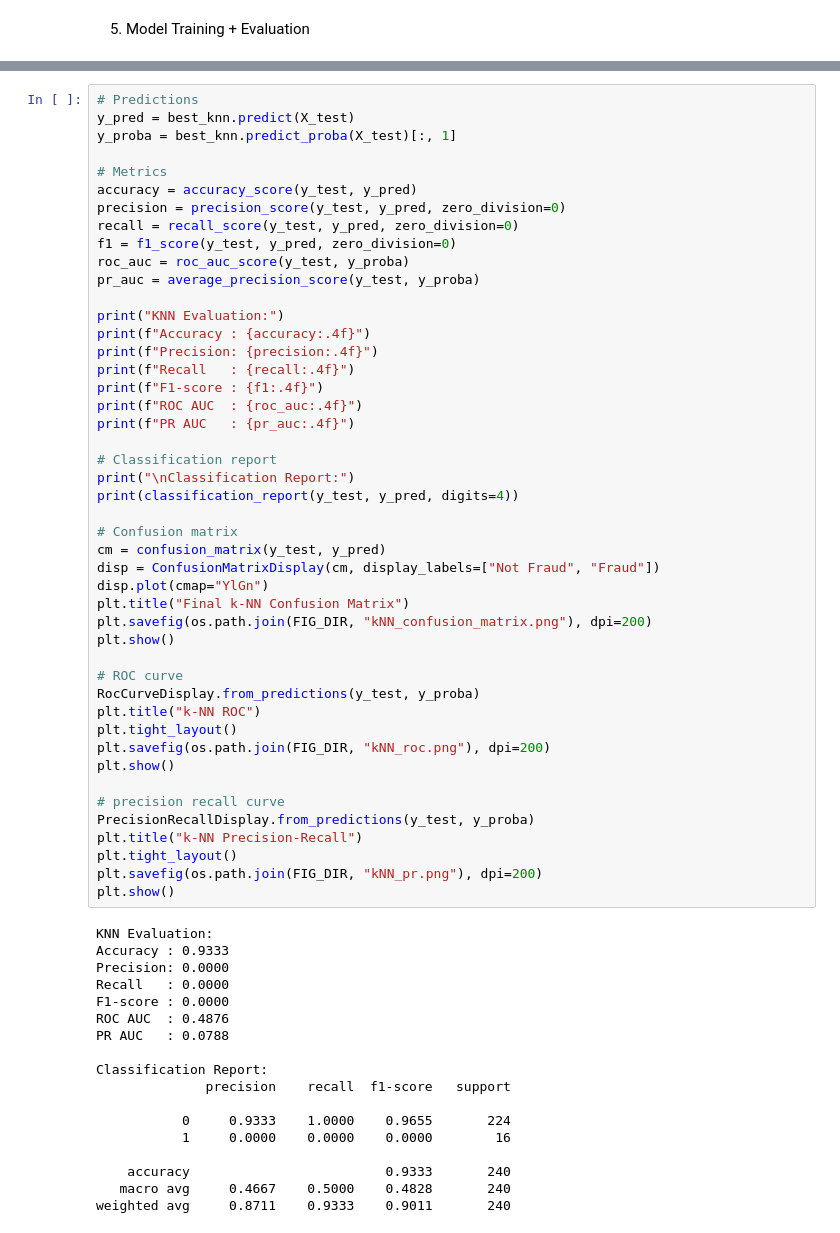
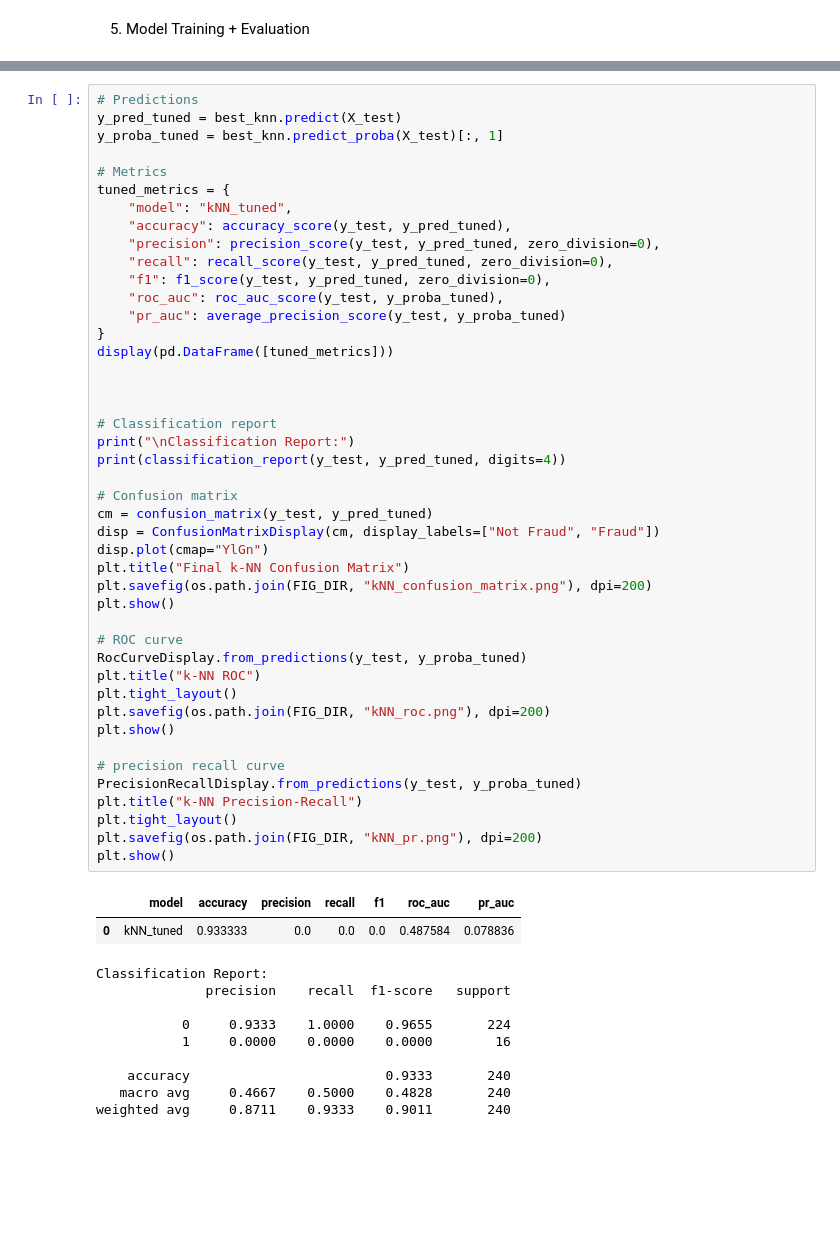
Before and after one commit to Aliff00/um-wie3007-data-mining-group14, a Jupyter notebook: notebooks/KNN.ipynb, the cells around one changed output, grey strips where cells are left out. Drawn from its saved outputs; the diff is of its cells as text; blank space fills up the shorter version.

```diff
--- a/notebooks/KNN.ipynb
+++ b/notebooks/KNN.ipynb
@@ -163,58 +193,50 @@ Best k: 19
 # %%
 # Predictions
-y_pred = best_knn.predict(X_test)
-y_proba = best_knn.predict_proba(X_test)[:, 1]
+y_pred_tuned = best_knn.predict(X_test)
+y_proba_tuned = best_knn.predict_proba(X_test)[:, 1]
 
 # Metrics
-accuracy = accuracy_score(y_test, y_pred)
-precision = precision_score(y_test, y_pred, zero_division=0)
-recall = recall_score(y_test, y_pred, zero_division=0)
-f1 = f1_score(y_test, y_pred, zero_division=0)
-roc_auc = roc_auc_score(y_test, y_proba)
-pr_auc = average_precision_score(y_test, y_proba)
+tuned_metrics = {
+    "model": "kNN_tuned",
+    "accuracy": accuracy_score(y_test, y_pred_tuned),
+    "precision": precision_score(y_test, y_pred_tuned, zero_division=0),
+    "recall": recall_score(y_test, y_pred_tuned, zero_division=0),
+    "f1": f1_score(y_test, y_pred_tuned, zero_division=0),
+    "roc_auc": roc_auc_score(y_test, y_proba_tuned),
+    "pr_auc": average_precision_score(y_test, y_proba_tuned)
+}
+display(pd.DataFrame([tuned_metrics]))
 
-print("KNN Evaluation:")
-print(f"Accuracy : {accuracy:.4f}")
-print(f"Precision: {precision:.4f}")
-print(f"Recall   : {recall:.4f}")
-print(f"F1-score : {f1:.4f}")
-print(f"ROC AUC  : {roc_auc:.4f}")
-print(f"PR AUC   : {pr_auc:.4f}")
+
 
 # Classification report
 print("\nClassification Report:")
-print(classification_report(y_test, y_pred, digits=4))
+print(classification_report(y_test, y_pred_tuned, digits=4))
 
 # Confusion matrix
-cm = confusion_matrix(y_test, y_pred)
+cm = confusion_matrix(y_test, y_pred_tuned)
 disp = ConfusionMatrixDisplay(cm, display_labels=["Not Fraud", "Fraud"])
 disp.plot(cmap="YlGn")
 plt.title("Final k-NN Confusion Matrix")
 plt.savefig(os.path.join(FIG_DIR, "kNN_confusion_matrix.png"), dpi=200)
 plt.show()
 
 # ROC curve
-RocCurveDisplay.from_predictions(y_test, y_proba)
+RocCurveDisplay.from_predictions(y_test, y_proba_tuned)
 plt.title("k-NN ROC")
 plt.tight_layout()
 plt.savefig(os.path.join(FIG_DIR, "kNN_roc.png"), dpi=200)
 plt.show()
 
 # precision recall curve
-PrecisionRecallDisplay.from_predictions(y_test, y_proba)
+PrecisionRecallDisplay.from_predictions(y_test, y_proba_tuned)
 plt.title("k-NN Precision-Recall")
 plt.tight_layout()
 plt.savefig(os.path.join(FIG_DIR, "kNN_pr.png"), dpi=200)
 plt.show()
 # %% [output]
+|  | model | accuracy | precision | recall | f1 | roc_auc | pr_auc |
+| 0 | kNN_tuned | 0.933333 | 0.0 | 0.0 | 0.0 | 0.487584 | 0.078836 |
-KNN Evaluation:
-Accuracy : 0.9333
-Precision: 0.0000
-Recall   : 0.0000
-F1-score : 0.0000
-ROC AUC  : 0.4876
-PR AUC   : 0.0788
-
 Classification Report:
               precision    recall  f1-score   support
 
```
Also changed, not shown: parts of 4 cells of this notebook, 2 other files.
